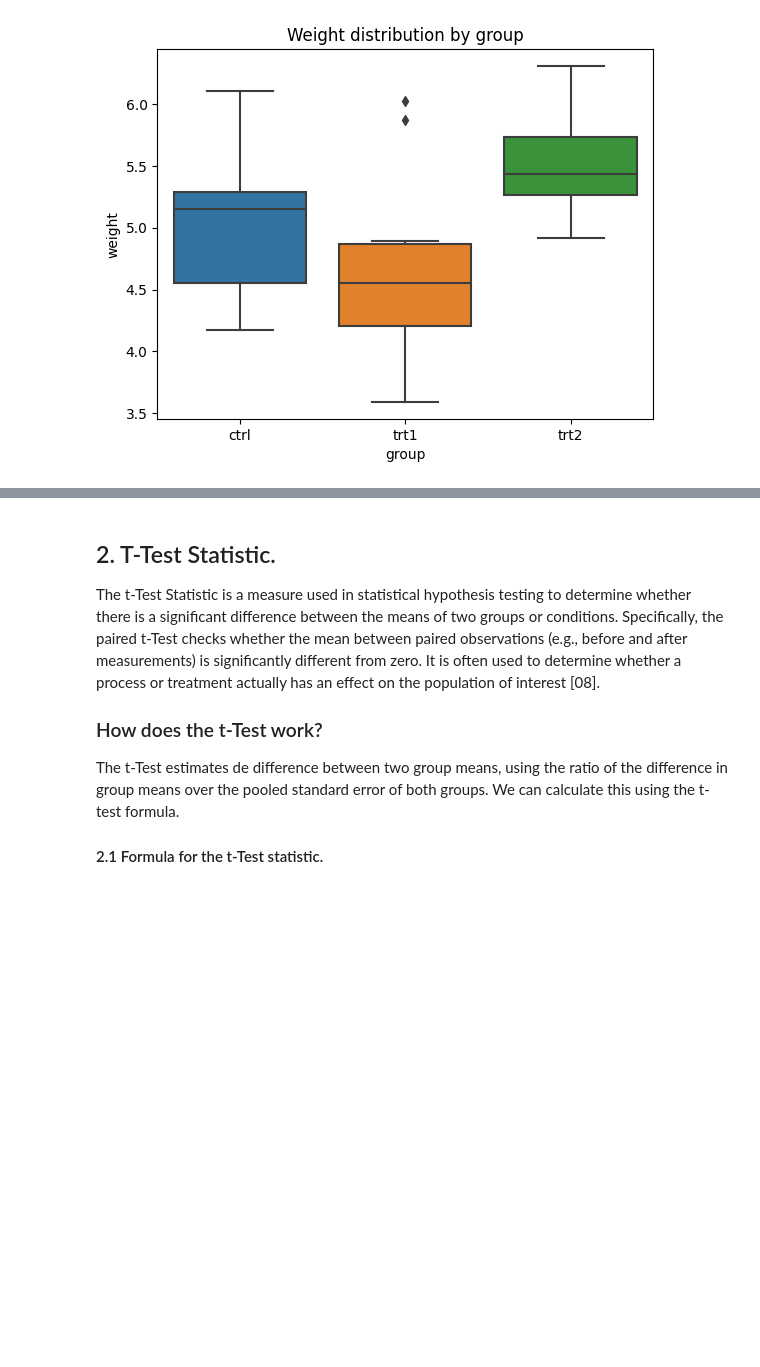
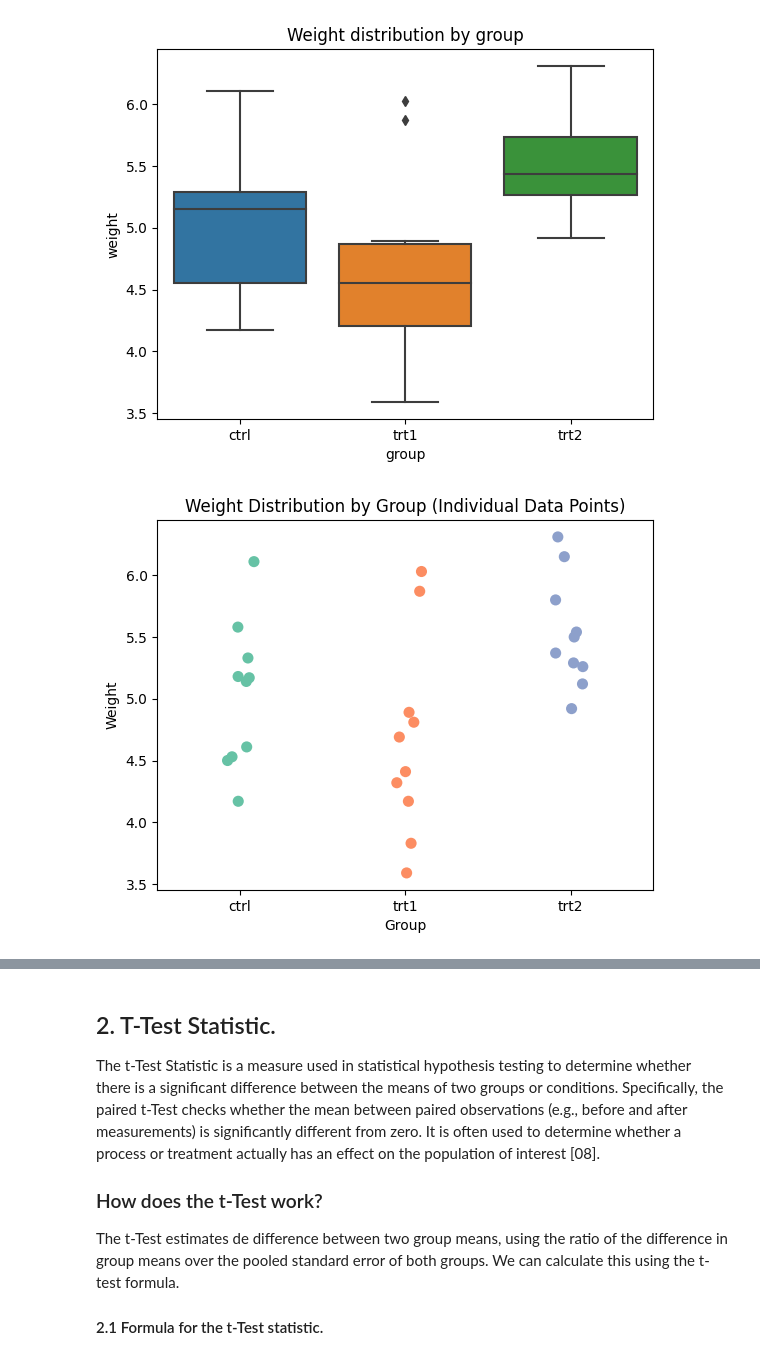
Before and after one commit to StefaniaVerduga/applied-statistics, a Jupyter notebook: project.ipynb, the cells around one changed output, grey strips where cells are left out. Cells and saved outputs as stored; diff of their text form; code cells hidden in the pictures; blank space fills up the shorter version.

Commit message:
Added stripplot and plots explanation

```diff
--- a/project.ipynb
+++ b/project.ipynb
@@ -99,3 +103,12 @@ plt.title('Weight distribution by group')
 plt.show()
 # %% [output]
 [figure]
+# %%
+# Stripplot to see the distribution of individual points per group
+sns.stripplot(x='group', y='weight', data=data, jitter=True, palette="Set2", size=8)
+plt.title('Weight Distribution by Group (Individual Data Points)')
+plt.xlabel('Group')
+plt.ylabel('Weight')
+plt.show()
+# %% [output]
+[figure, added]
```
Also changed, not shown: parts of 6 cells of this notebook.
